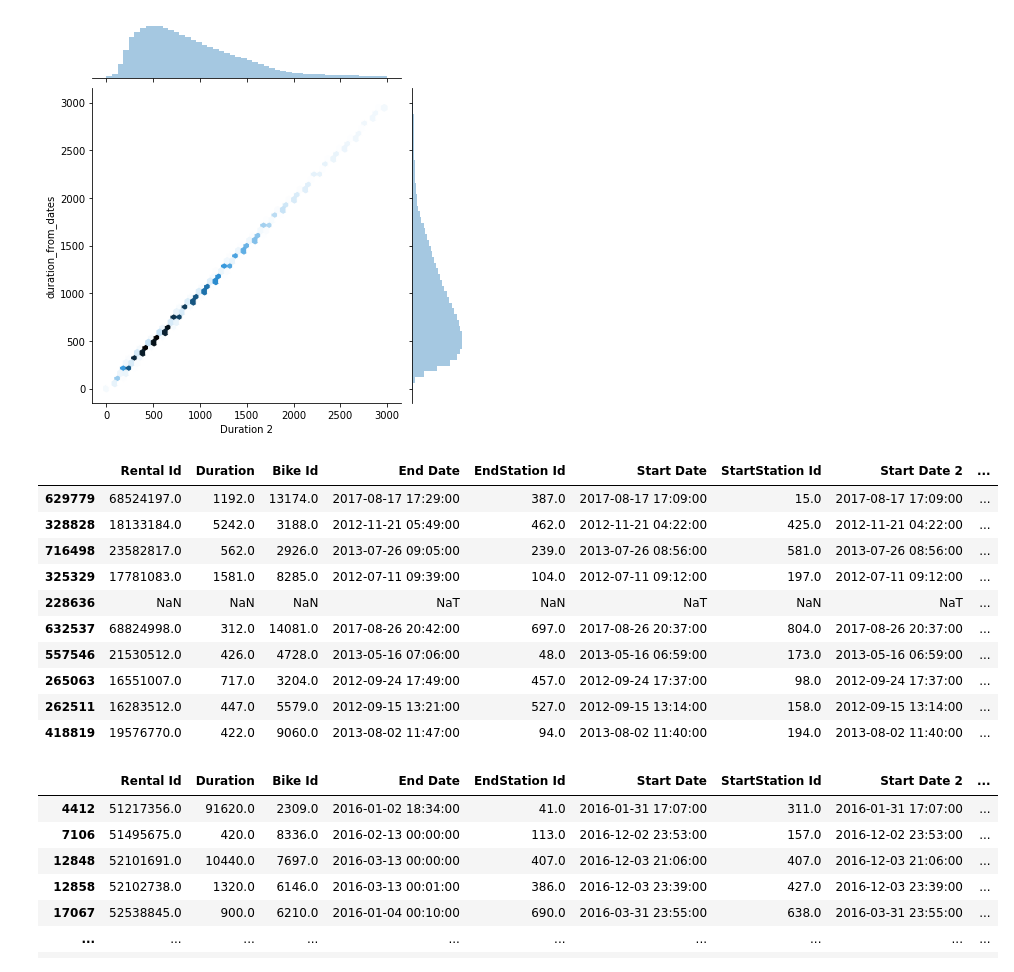
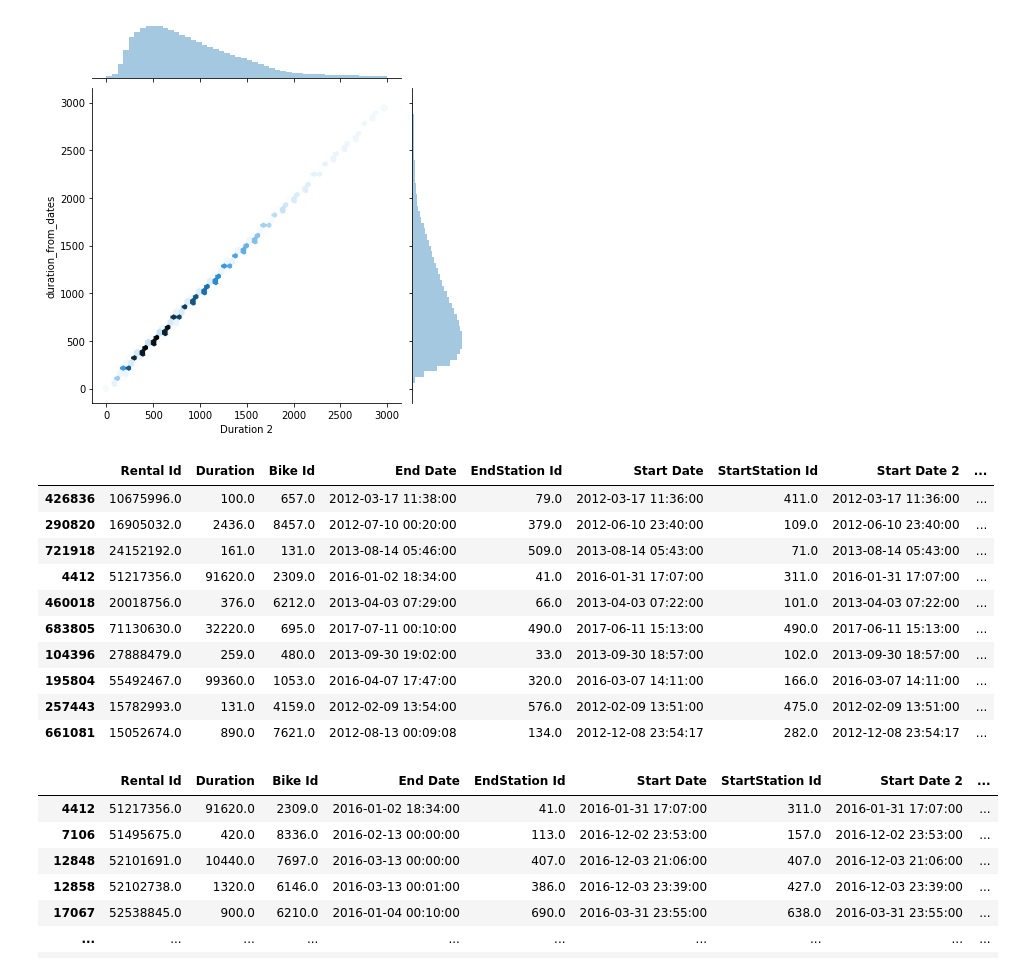
Before and after one commit to Peppers16/tfl_bike_project, a Jupyter notebook: cycleJourneys/journeys_initial_exploration.ipynb, the cells around one changed output. Drawn from its saved outputs; the diff is of its cells as text; code cells hidden in the pictures.

```diff
--- a/cycleJourneys/journeys_initial_exploration.ipynb
+++ b/cycleJourneys/journeys_initial_exploration.ipynb
@@ -222,19 +215,22 @@ sns.jointplot(
 # %%
 df_samp['End Date from Duration'] = df_samp['Start Date 2'] + pd.to_timedelta(df_samp['Duration 2'], unit='s')
 # %%
-df_samp[df_samp['duration_from_dates'] != df_samp['Duration 2']].sample(10)
+# Inspect rows where diffirence is larger than 10%
+df_samp[
+    (df_samp['duration_from_dates'] - df_samp['Duration 2'])/df_samp['duration_from_dates'] > 0.1
+].sample(10)
 # %% [output]
 |  | Rental Id | Duration | Bike Id | End Date | EndStation Id | Start Date | StartStation Id | Start Date 2 | ... |
-| 629779 | 68524197.0 | 1192.0 | 13174.0 | 2017-08-17 17:29:00 | 387.0 | 2017-08-17 17:09:00 | 15.0 | 2017-08-17 17:09:00 | ... |
-| 328828 | 18133184.0 | 5242.0 | 3188.0 | 2012-11-21 05:49:00 | 462.0 | 2012-11-21 04:22:00 | 425.0 | 2012-11-21 04:22:00 | ... |
-| 716498 | 23582817.0 | 562.0 | 2926.0 | 2013-07-26 09:05:00 | 239.0 | 2013-07-26 08:56:00 | 581.0 | 2013-07-26 08:56:00 | ... |
-| 325329 | 17781083.0 | 1581.0 | 8285.0 | 2012-07-11 09:39:00 | 104.0 | 2012-07-11 09:12:00 | 197.0 | 2012-07-11 09:12:00 | ... |
-| 228636 | NaN | NaN | NaN | NaT | NaN | NaT | NaN | NaT | ... |
-| 632537 | 68824998.0 | 312.0 | 14081.0 | 2017-08-26 20:42:00 | 697.0 | 2017-08-26 20:37:00 | 804.0 | 2017-08-26 20:37:00 | ... |
-| 557546 | 21530512.0 | 426.0 | 4728.0 | 2013-05-16 07:06:00 | 48.0 | 2013-05-16 06:59:00 | 173.0 | 2013-05-16 06:59:00 | ... |
-| 265063 | 16551007.0 | 717.0 | 3204.0 | 2012-09-24 17:49:00 | 457.0 | 2012-09-24 17:37:00 | 98.0 | 2012-09-24 17:37:00 | ... |
-| 262511 | 16283512.0 | 447.0 | 5579.0 | 2012-09-15 13:21:00 | 527.0 | 2012-09-15 13:14:00 | 158.0 | 2012-09-15 13:14:00 | ... |
-| 418819 | 19576770.0 | 422.0 | 9060.0 | 2013-08-02 11:47:00 | 94.0 | 2013-08-02 11:40:00 | 194.0 | 2013-08-02 11:40:00 | ... |
+| 426836 | 10675996.0 | 100.0 | 657.0 | 2012-03-17 11:38:00 | 79.0 | 2012-03-17 11:36:00 | 411.0 | 2012-03-17 11:36:00 | ... |
+| 290820 | 16905032.0 | 2436.0 | 8457.0 | 2012-07-10 00:20:00 | 379.0 | 2012-06-10 23:40:00 | 109.0 | 2012-06-10 23:40:00 | ... |
+| 721918 | 24152192.0 | 161.0 | 131.0 | 2013-08-14 05:46:00 | 509.0 | 2013-08-14 05:43:00 | 71.0 | 2013-08-14 05:43:00 | ... |
+| 4412 | 51217356.0 | 91620.0 | 2309.0 | 2016-01-02 18:34:00 | 41.0 | 2016-01-31 17:07:00 | 311.0 | 2016-01-31 17:07:00 | ... |
+| 460018 | 20018756.0 | 376.0 | 6212.0 | 2013-04-03 07:29:00 | 66.0 | 2013-04-03 07:22:00 | 101.0 | 2013-04-03 07:22:00 | ... |
+| 683805 | 71130630.0 | 32220.0 | 695.0 | 2017-07-11 00:10:00 | 490.0 | 2017-06-11 15:13:00 | 490.0 | 2017-06-11 15:13:00 | ... |
+| 104396 | 27888479.0 | 259.0 | 480.0 | 2013-09-30 19:02:00 | 33.0 | 2013-09-30 18:57:00 | 102.0 | 2013-09-30 18:57:00 | ... |
+| 195804 | 55492467.0 | 99360.0 | 1053.0 | 2016-04-07 17:47:00 | 320.0 | 2016-03-07 14:11:00 | 166.0 | 2016-03-07 14:11:00 | ... |
+| 257443 | 15782993.0 | 131.0 | 4159.0 | 2012-02-09 13:54:00 | 576.0 | 2012-02-09 13:51:00 | 475.0 | 2012-02-09 13:51:00 | ... |
+| 661081 | 15052674.0 | 890.0 | 7621.0 | 2012-08-13 00:09:08 | 134.0 | 2012-12-08 23:54:17 | 282.0 | 2012-12-08 23:54:17 | ... |
 # %%
 df_samp[df_samp['duration_from_dates'] < 0]
 # %% [output]
```
Also changed, not shown: parts of 61 cells of this notebook, 1 other file.
